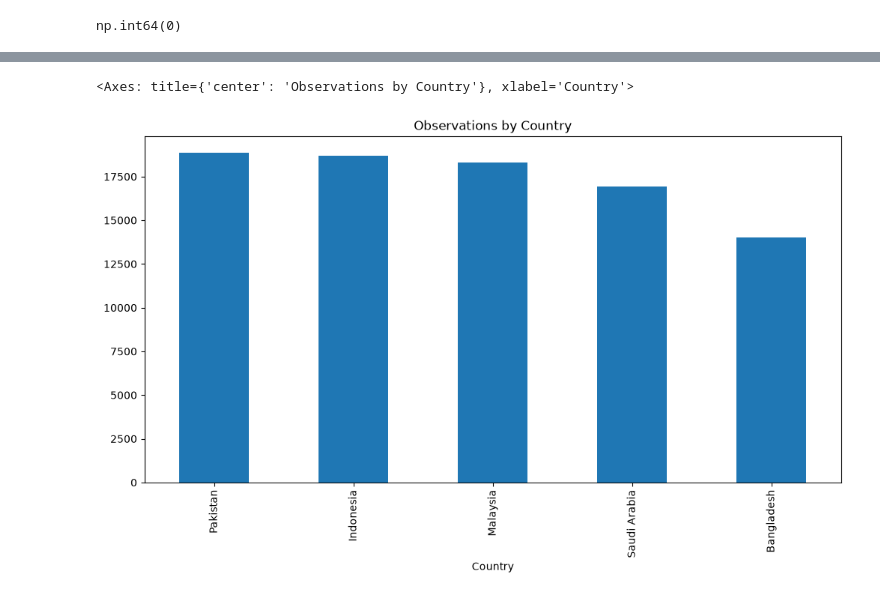
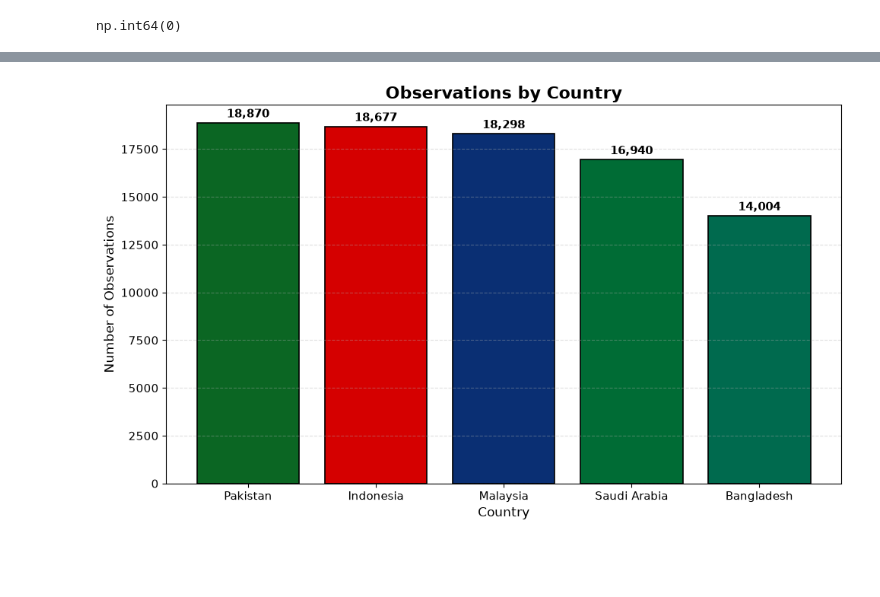
Before and after one commit to ejazurrehman/Islamic_Fintech_Working_Notebooks, a Jupyter notebook: Islamic_Banking_EDA_Notebook.ipynb, the cells around one changed output, grey strips where cells are left out. Cells and saved outputs as stored; diff of their text form; code cells hidden in the pictures; blank space fills up the shorter version.

```diff
--- a/Islamic_Banking_EDA_Notebook.ipynb
+++ b/Islamic_Banking_EDA_Notebook.ipynb
@@ -701,0 +690,3 @@ Duplicates: 0
+# %%
+# Replace blank strings with NaN
+df = df.replace(r'^\s*$', np.nan, regex=True)
@@ -701,0 +715,6 @@ Duplicates: 0
+# %%
+# Convert Columns to Numeric
+df["Values"] = pd.to_numeric(df["Values"], errors="coerce")
+df["Values in USD Millions"] = pd.to_numeric(
+    df["Values in USD Millions"], errors="coerce"
+)
@@ -713,6 +798,55 @@ Duplicates: 0
 # %%
-df['Country'].value_counts().plot(kind='bar',title='Observations by Country')
+import matplotlib.pyplot as plt
+
+# Count observations by country
+country_counts = df["Country"].value_counts()
+
+# Country-inspired colors
+colors = {
+    "Pakistan": "#0B6623",      # Dark Green
+    "Indonesia": "#D50000",     # Red
+    "Malaysia": "#0A2F73",      # Navy Blue
+    "Saudi Arabia": "#006C35",  # Saudi Green
+    "Bangladesh": "#006A4E"     # Bangladesh Green
+}
+
+bar_colors = [colors[country] for country in country_counts.index]
+
+# Create figure
+plt.figure(figsize=(10, 6))
+
+bars = plt.bar(
+    country_counts.index,
+    country_counts.values,
+    color=bar_colors,
+    edgecolor="black",
+    linewidth=1.2
+)
+
+# Add value labels
+for bar in bars:
+    plt.text(
+        bar.get_x() + bar.get_width()/2,
+        bar.get_height() + 150,
+        f"{int(bar.get_height()):,}",
+        ha="center",
+        va="bottom",
+        fontsize=11,
+        fontweight="bold"
+    )
+
+# Titles and labels
+plt.title("Observations by Country", fontsize=16, fontweight="bold")
+plt.xlabel("Country", fontsize=12)
+plt.ylabel("Number of Observations", fontsize=12)
+
+# Formatting
+plt.xticks(rotation=0, fontsize=11)
+plt.yticks(fontsize=11)
+plt.grid(axis="y", linestyle="--", alpha=0.4)
+
+plt.tight_layout()
+plt.show()
 # %% [output]
-<Axes: title={'center': 'Observations by Country'}, xlabel='Country'>
-[figure, old version]
+[figure, new version]
 # %% [markdown]
```
Also changed, not shown: parts of 44 cells of this notebook.
